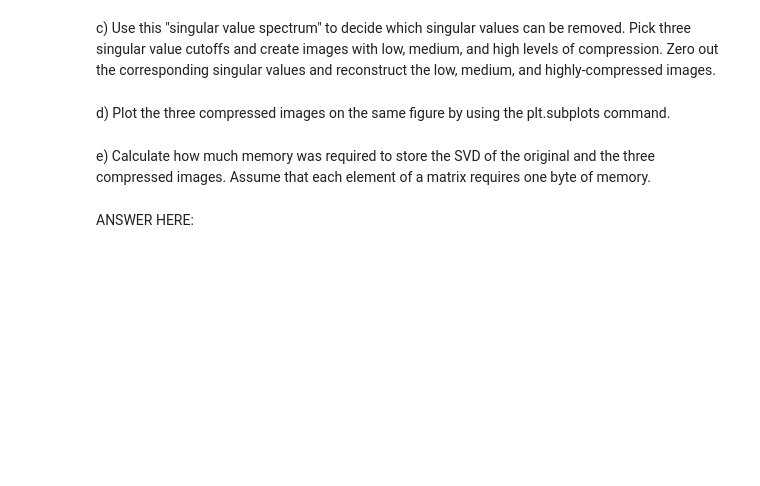
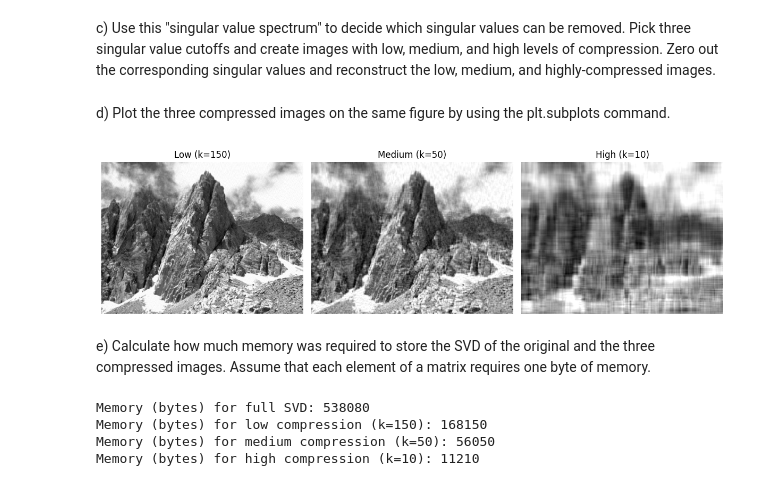
Before and after one commit to AlexAhitov/bme241-homework, a Jupyter notebook: HW3/241_W26_HW3_assignment.ipynb, the cells around one changed output. Cells and saved outputs as stored; diff of their text form; code cells hidden in the pictures; blank space fills up the shorter version.

```diff
--- a/HW3/241_W26_HW3_assignment.ipynb
+++ b/HW3/241_W26_HW3_assignment.ipynb
@@ -157,2 +330,13 @@ c) Use this "singular value spectrum" to decide which singular values can be rem
+# %%
+#Code Here
+k_low, k_med, k_high = 150, 50, 10
+
+def rank_k_image(U, s, VT, k):
+    Xk = (U[:, :k] * s[:k]) @ VT[:k, :]
+    return np.clip(Xk, 0, 255).astype(np.uint8)
+
+X_low  = rank_k_image(U, s, VT, k_low)
+X_med  = rank_k_image(U, s, VT, k_med)
+X_high = rank_k_image(U, s, VT, k_high)
 # %% [markdown]
 d) Plot the three compressed images on the same figure by using the plt.subplots command.
@@ -161,2 +343,12 @@ d) Plot the three compressed images on the same figure by using the plt.subplots
+# %%
+#Code Here
+fig, axes = plt.subplots(1, 3, figsize=(12, 4))
+axes[0].imshow(X_low, cmap='gray');  axes[0].set_title(f"Low (k={k_low})");   axes[0].axis('off')
+axes[1].imshow(X_med, cmap='gray');  axes[1].set_title(f"Medium (k={k_med})");axes[1].axis('off')
+axes[2].imshow(X_high,cmap='gray');  axes[2].set_title(f"High (k={k_high})"); axes[2].axis('off')
+plt.tight_layout()
+plt.show()
+# %% [output]
+[figure, added]
 # %% [markdown]
 e) Calculate how much memory was required to store the SVD of the original and the three compressed images. Assume that each element of a matrix requires one byte of memory.
@@ -165,2 +355,23 @@ e) Calculate how much memory was required to store the SVD of the original and t
-# %% [markdown]
-ANSWER HERE:
+# %%
+#Code Here, but answer below
+
+m, n = X.shape  # original image size
+
+mem_full_svd = m*m + m + m*n
+
+def mem_compressed_svd(m, n, k):
+    return m*k + k + k*n
+
+mem_low  = mem_compressed_svd(m, n, k_low)
+mem_med  = mem_compressed_svd(m, n, k_med)
+mem_high = mem_compressed_svd(m, n, k_high)
+
+print("Memory (bytes) for full SVD:", mem_full_svd)
+print(f"Memory (bytes) for low compression (k={k_low}):", mem_low)
+print(f"Memory (bytes) for medium compression (k={k_med}):", mem_med)
+print(f"Memory (bytes) for high compression (k={k_high}):", mem_high)
+# %% [output]
+Memory (bytes) for full SVD: 538080
+Memory (bytes) for low compression (k=150): 168150
+Memory (bytes) for medium compression (k=50): 56050
+Memory (bytes) for high compression (k=10): 11210
```
Also changed, not shown: parts of 35 cells of this notebook.
